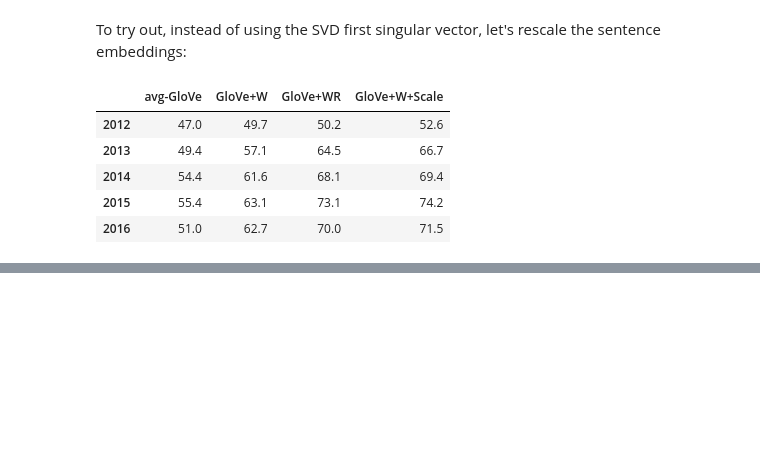
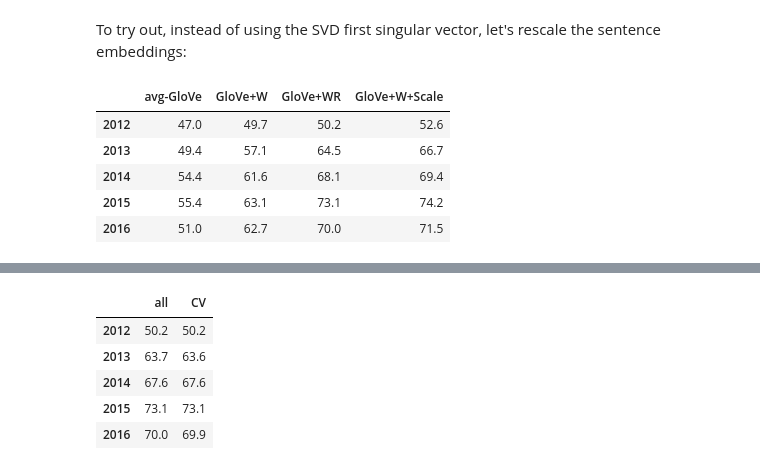
Before and after one commit to jorisvandenbossche/wordembeddings, a Jupyter notebook: sts_tasks.ipynb, the cells around one changed output, grey strips where cells are left out. Cells and saved outputs as stored; diff of their text form; code cells hidden in the pictures; blank space fills up the shorter version.

```diff
--- a/sts_tasks.ipynb
+++ b/sts_tasks.ipynb
@@ -470,3 +577,12 @@ res.mean(axis=0, level=0).round(1)
+# %%
+res.mean(axis=0, level=0).round(1)
+# %% [output]
+|  | all | CV |
+| 2012 | 50.2 | 50.2 |
+| 2013 | 63.7 | 63.6 |
+| 2014 | 67.6 | 67.6 |
+| 2015 | 73.1 | 73.1 |
+| 2016 | 70.0 | 69.9 |
 # %%
 from IPython.display import HTML
 HTML("""<style type="text/css">
```
Also changed, not shown: parts of 11 cells of this notebook, 1 other file.
